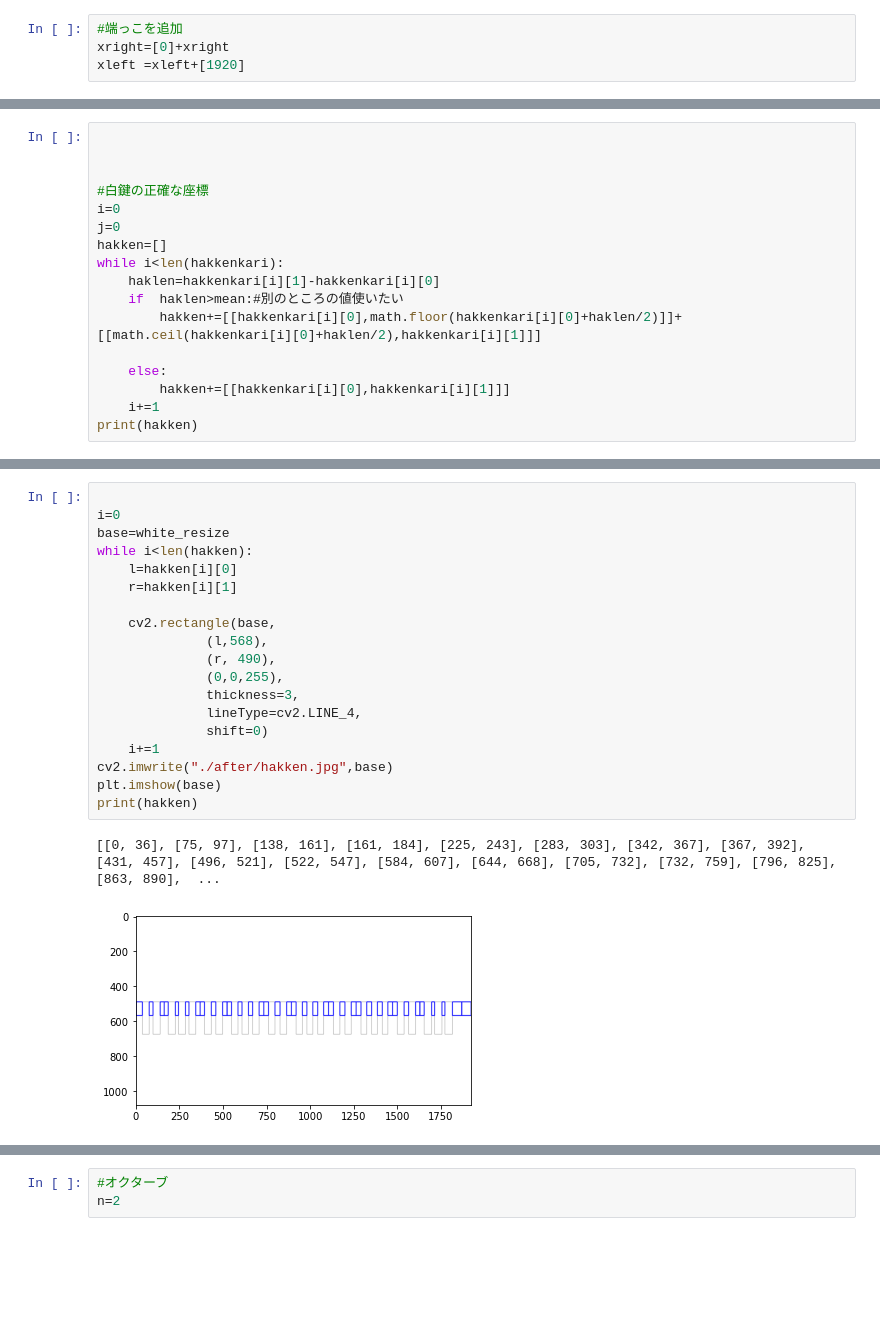
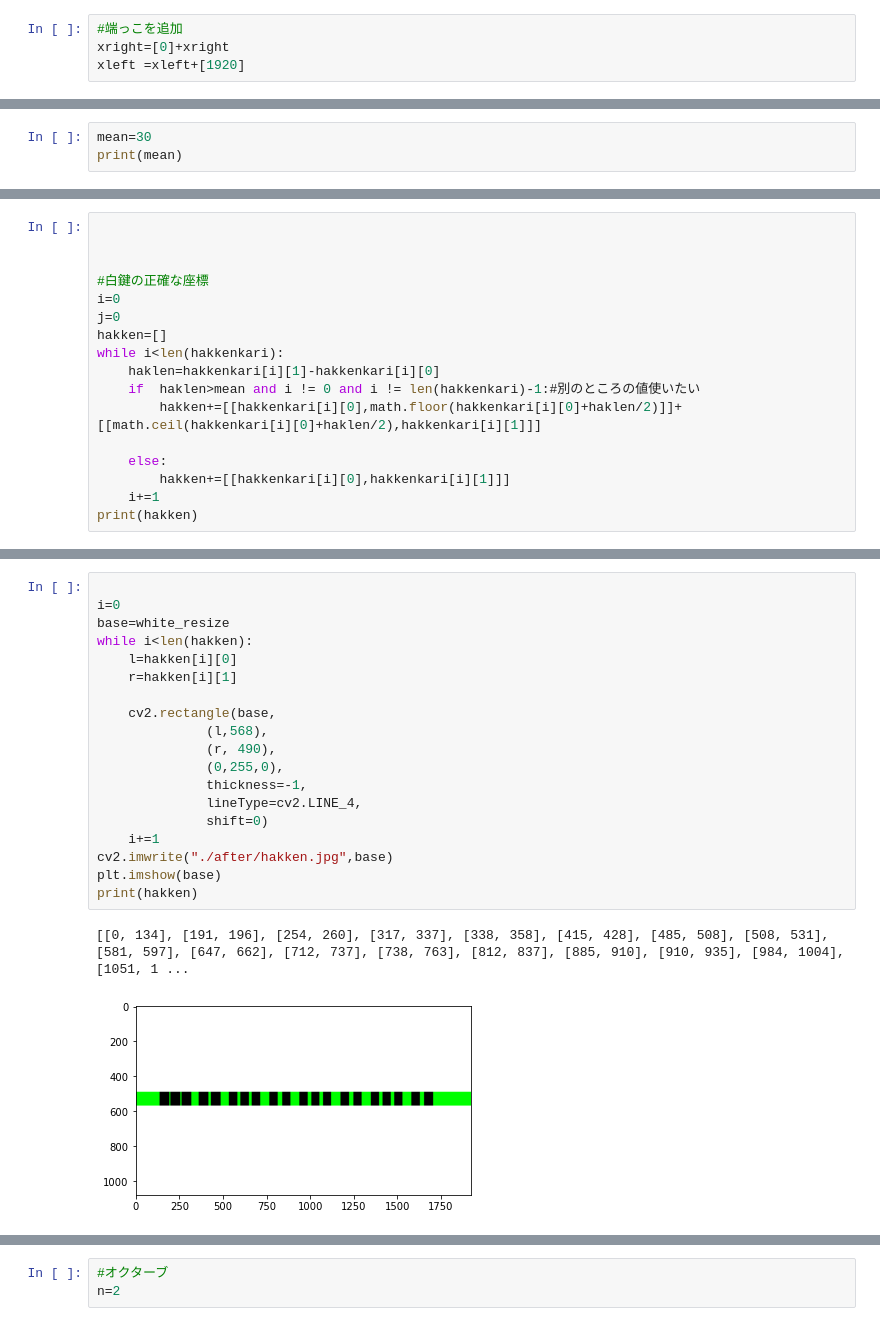
Before and after one commit to rasseimu/kakenkeyboard, a Jupyter notebook: keyboard/doremi_ok.ipynb, the cells around one changed output, grey strips where cells are left out. Saved outputs shown, nothing was run; the diff lists cells and outputs as text; blank space fills up the shorter version.

```diff
--- a/keyboard/doremi_ok.ipynb
+++ b/keyboard/doremi_ok.ipynb
@@ -190,0 +206,3 @@ mean=st.mean(xleft)-st.mean(xright)
+# %%
+mean=30
+print(mean)
@@ -198,7 +218,7 @@ j=0
 hakken=[]
 while i<len(hakkenkari):
     haklen=hakkenkari[i][1]-hakkenkari[i][0]
-    if  haklen>mean:#別のところの値使いたい
+    if  haklen>mean and i != 0 and i != len(hakkenkari)-1:#別のところの値使いたい
         hakken+=[[hakkenkari[i][0],math.floor(hakkenkari[i][0]+haklen/2)]]+[[math.ceil(hakkenkari[i][0]+haklen/2),hakkenkari[i][1]]]
 
     else:
@@ -218,25 +238,25 @@ print(kokken)
 # %%
 
 i=0
 base=white_resize
 while i<len(hakken):
     l=hakken[i][0]
     r=hakken[i][1]
 
     cv2.rectangle(base,
               (l,568),
               (r, 490),
-              (0,0,255),
-              thickness=3,
+              (0,255,0),
+              thickness=-1,
               lineType=cv2.LINE_4,
               shift=0)
     i+=1
 cv2.imwrite("./after/hakken.jpg",base)
 plt.imshow(base)
 print(hakken)
 # %% [output]
-[[0, 36], [75, 97], [138, 161], [161, 184], [225, 243], [283, 303], [342, 367], [367, 392], [431, 457], [496, 521], [522, 547], [584, 607], [644, 668], [705, 732], [732, 759], [796, 825], [863, 890],  ...
+[[0, 134], [191, 196], [254, 260], [317, 337], [338, 358], [415, 428], [485, 508], [508, 531], [581, 597], [647, 662], [712, 737], [738, 763], [812, 837], [885, 910], [910, 935], [984, 1004], [1051, 1 ...
-[figure, old version]
+[figure, new version]
 # %%
 #音の高さを検出
 n=0 #右から何番目かを入力　左端は0 このプログラムだと0がシ
```
Also changed, not shown: parts of 32 cells of this notebook.
